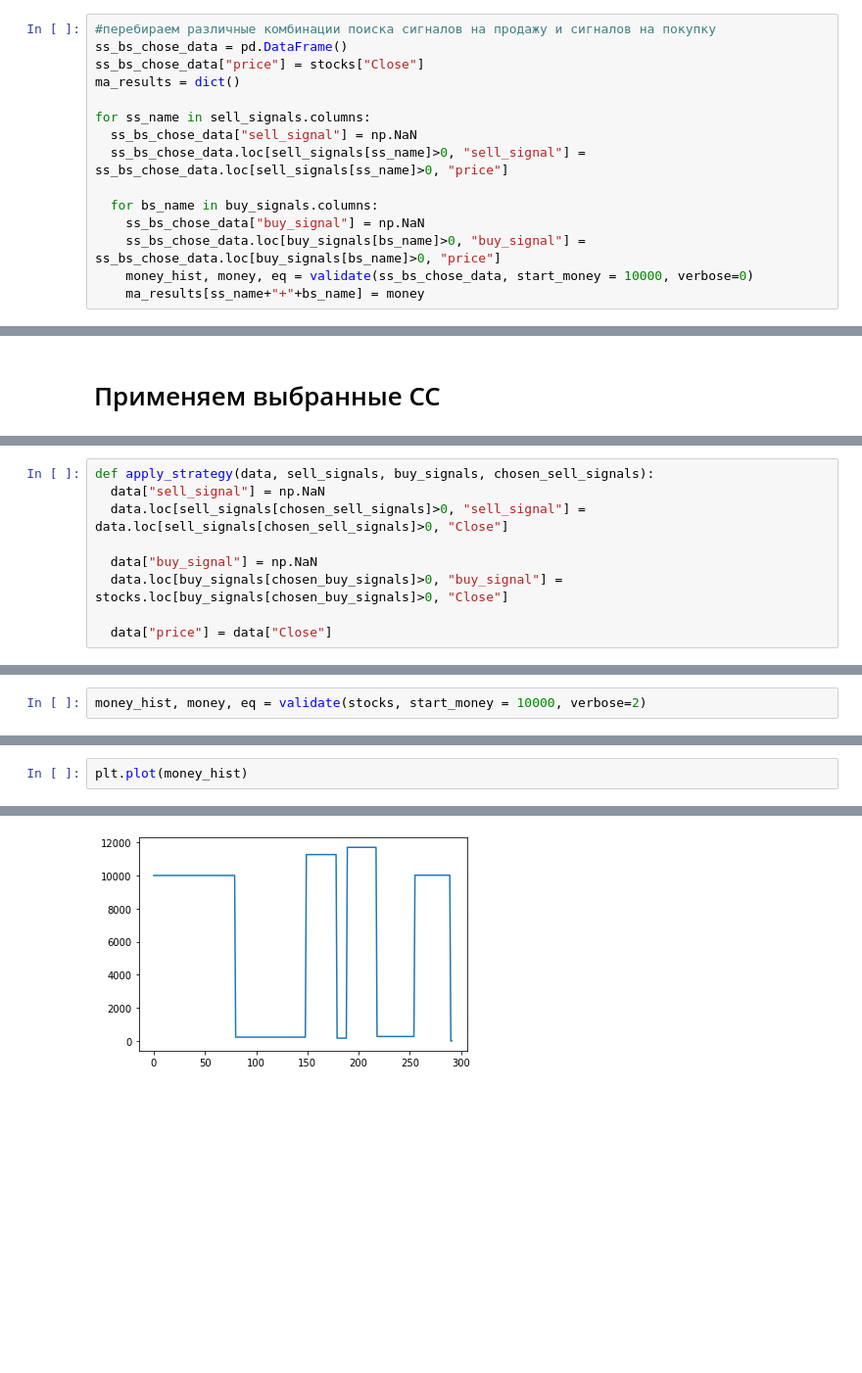
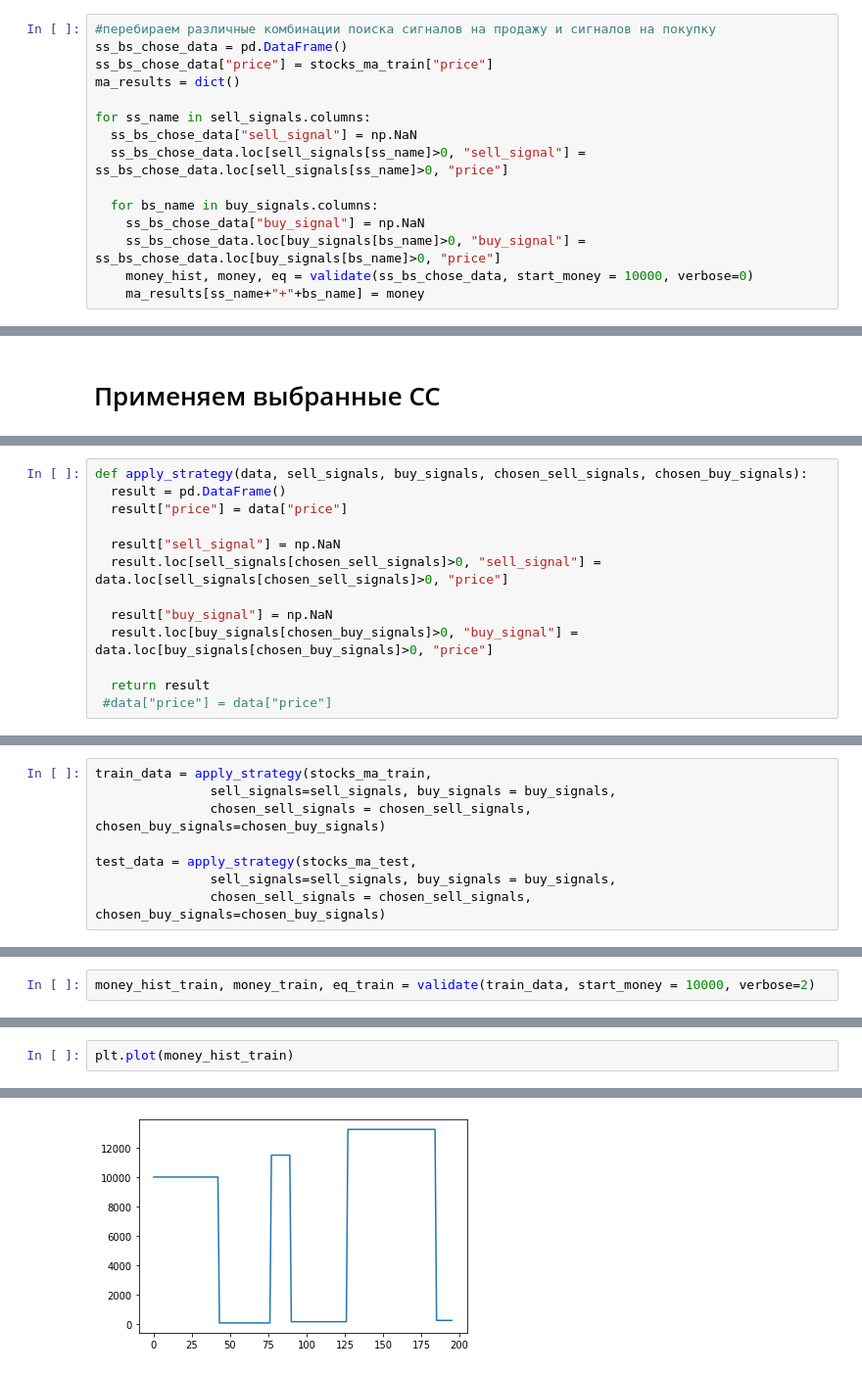
Before and after one commit to Falconwatch/MarketKing, a Jupyter notebook: High_detector.ipynb, the cells around one changed output, grey strips where cells are left out. Shown: that part at 98% size. Saved outputs shown, nothing was run; the diff lists cells and outputs as text; blank space fills up the shorter version.

```diff
--- a/High_detector.ipynb
+++ b/High_detector.ipynb
@@ -199,7 +187,7 @@ TODO: придумать адекватную метрики качества о
 # %%
 #перебираем различные комбинации поиска сигналов на продажу и сигналов на покупку
 ss_bs_chose_data = pd.DataFrame()
-ss_bs_chose_data["price"] = stocks["Close"]
+ss_bs_chose_data["price"] = stocks_ma_train["price"]
 ma_results = dict()
 
 for ss_name in sell_signals.columns:
@@ -234,9 +222,13 @@ ma_5_ma_20_buy_signal
 # %%
-def apply_strategy(data, sell_signals, buy_signals, chosen_sell_signals):
-  data["sell_signal"] = np.NaN
-  data.loc[sell_signals[chosen_sell_signals]>0, "sell_signal"] = data.loc[sell_signals[chosen_sell_signals]>0, "Close"]
+def apply_strategy(data, sell_signals, buy_signals, chosen_sell_signals, chosen_buy_signals):
+  result = pd.DataFrame()
+  result["price"] = data["price"]
 
-  data["buy_signal"] = np.NaN
-  data.loc[buy_signals[chosen_buy_signals]>0, "buy_signal"] = stocks.loc[buy_signals[chosen_buy_signals]>0, "Close"]
+  result["sell_signal"] = np.NaN
+  result.loc[sell_signals[chosen_sell_signals]>0, "sell_signal"] = data.loc[sell_signals[chosen_sell_signals]>0, "price"]
 
-  data["price"] = data["Close"]
+  result["buy_signal"] = np.NaN
+  result.loc[buy_signals[chosen_buy_signals]>0, "buy_signal"] = data.loc[buy_signals[chosen_buy_signals]>0, "price"]
+
+  return result
+ #data["price"] = data["price"]
@@ -283,0 +235,8 @@ ax.legend()
+# %%
+train_data = apply_strategy(stocks_ma_train,
+               sell_signals=sell_signals, buy_signals = buy_signals,
+               chosen_sell_signals = chosen_sell_signals, chosen_buy_signals=chosen_buy_signals)
+
+test_data = apply_strategy(stocks_ma_test,
+               sell_signals=sell_signals, buy_signals = buy_signals,
+               chosen_sell_signals = chosen_sell_signals, chosen_buy_signals=chosen_buy_signals)
@@ -286,4 +253,4 @@ ax.legend()
 # %%
-money_hist, money, eq = validate(stocks, start_money = 10000, verbose=2)
+money_hist_train, money_train, eq_train = validate(train_data, start_money = 10000, verbose=2)
 # %% [output]
 Денег в начале стратегии: 10000
@@ -303,5 +273,5 @@ money_hist, money, eq = validate(stocks, start_money = 10000, verbose=2)
 # %%
-plt.plot(money_hist)
+plt.plot(money_hist_train)
 # %% [output]
 [<matplotlib.lines.Line2D at 0x...>]
-[figure, old version]
+[figure, new version]
```
Also changed, not shown: parts of 30 cells of this notebook.
